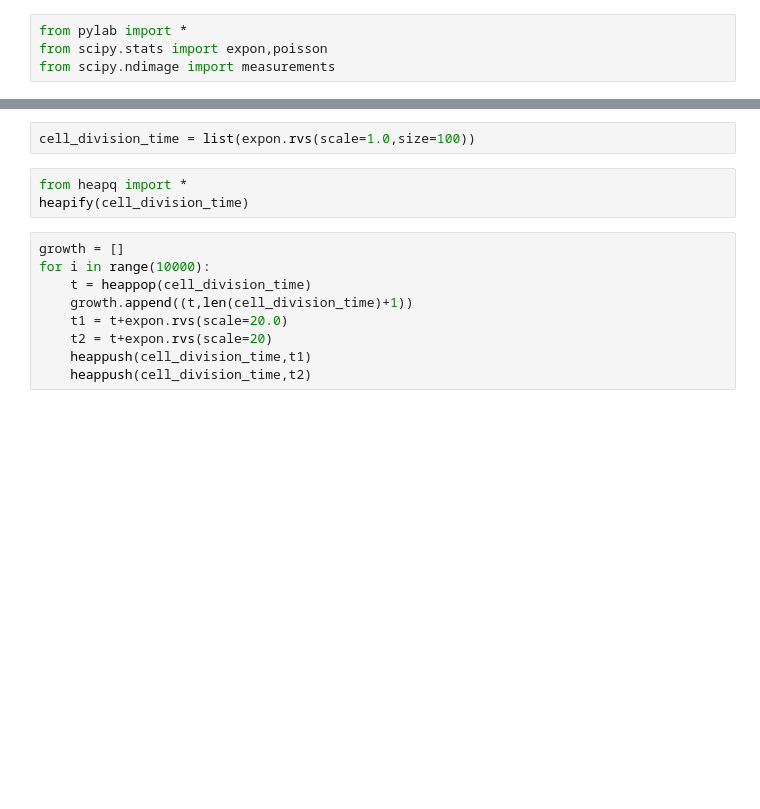
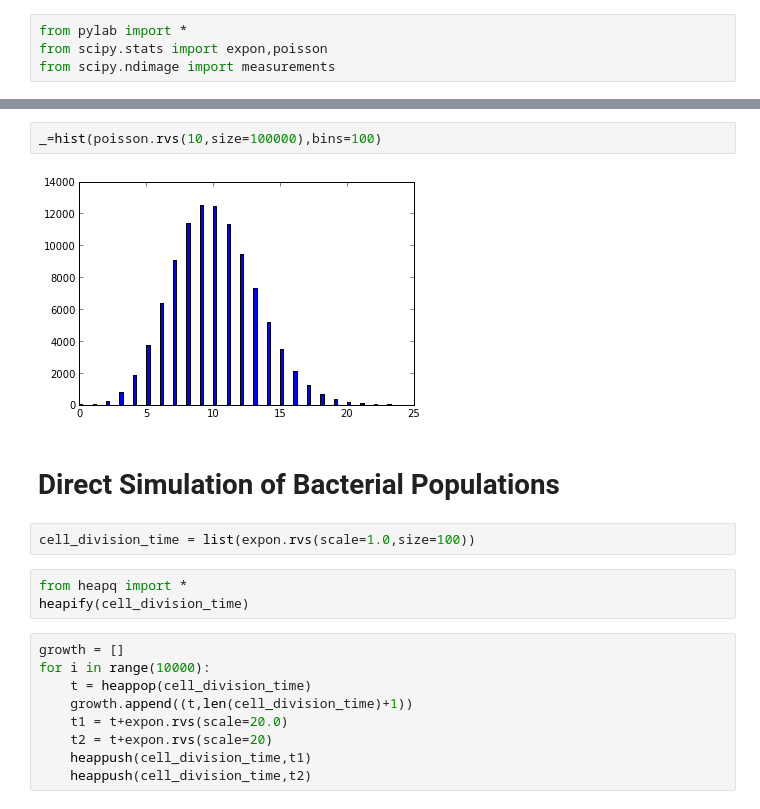
Before and after one commit to tmbdev-teaching/teaching-simso, a Jupyter notebook: 60-differential-equations.ipynb, the cells around one changed output, grey strips where cells are left out. Drawn from its saved outputs; the diff is of its cells as text; blank space fills up the shorter version.

```diff
--- a/60-differential-equations.ipynb
+++ b/60-differential-equations.ipynb
@@ -9,3 +34,9 @@ _=hist()
+# %%
+_=hist(poisson.rvs(10,size=100000),bins=100)
+# %% [output]
+[figure, added]
+# %% [markdown]
+# Direct Simulation of Bacterial Populations
 # %%
 cell_division_time = list(expon.rvs(scale=1.0,size=100))
 # %%
```
Also changed, not shown: parts of 34 cells of this notebook, 1 other file.
